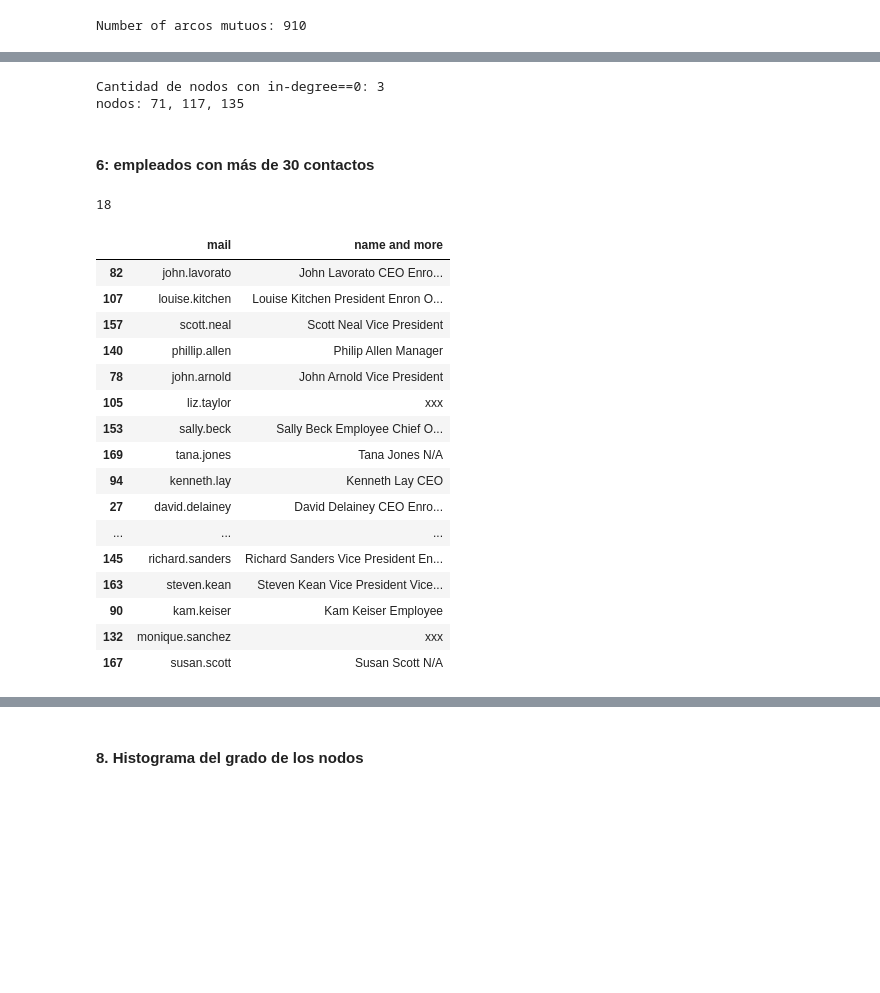
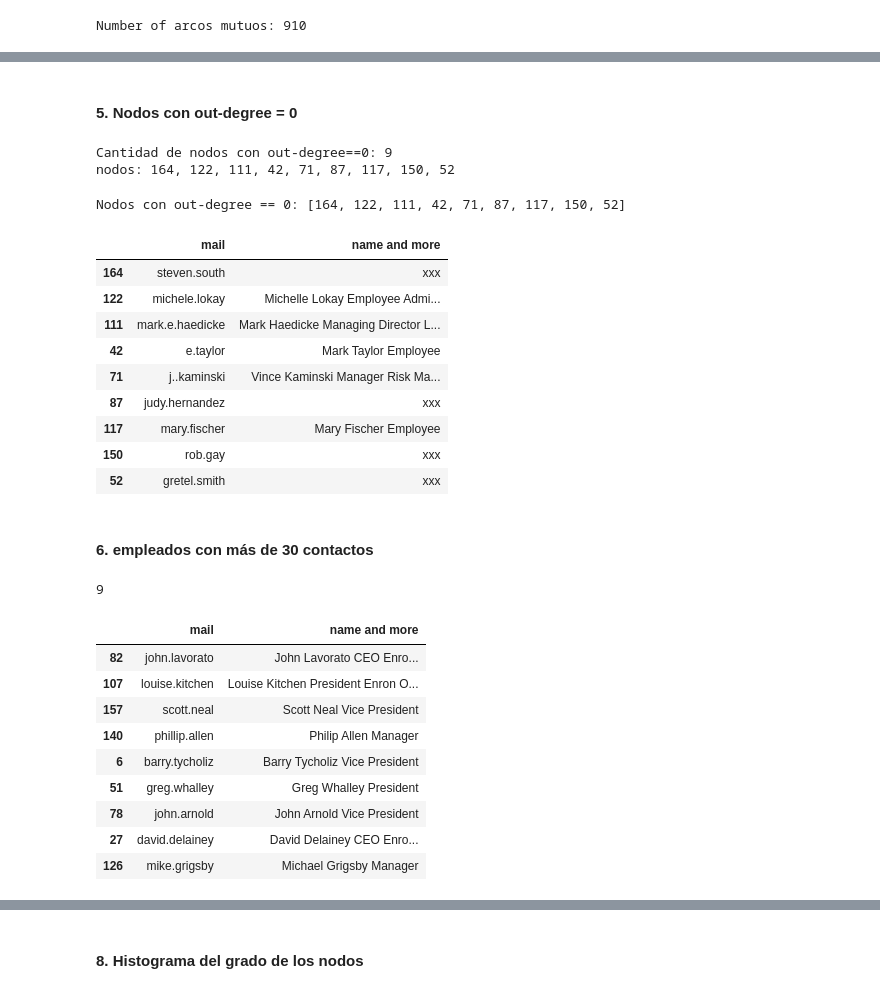
Before and after one commit to j-oflaherty/AA-grafos, a Jupyter notebook: lab1/Lab1_AAG2025.ipynb, the cells around one changed output, grey strips where cells are left out. Drawn from its saved outputs; the diff is of its cells as text; code cells hidden in the pictures; blank space fills up the shorter version.

```diff
--- a/lab1/Lab1_AAG2025.ipynb
+++ b/lab1/Lab1_AAG2025.ipynb
@@ -40,8 +40,8 @@ execs.email.linesnu 100%[===================>]   2.07M  5.89MB/s    in 0.4s
 2025-08-23 11:39:27 (5.89 MB/s) - ‘execs.email.linesnum.2’ saved [2171881/2171881]
 # %%
 # carguemos los datos
-df_mails = pd.read_csv('execs.email.linesnum', names=['time','from','to'], sep=' ')
-df_employees = pd.read_csv('employees', sep='\t', names=['mail', 'name and more'])
+df_mails = pd.read_csv('lab1/execs.email.linesnum', names=['time','from','to'], sep=' ')
+df_employees = pd.read_csv('lab1/employees', sep='\t', names=['mail', 'name and more'])
 # %% [markdown]
 En la variable `df_mails` tenemos un [`DataFrame`](https://pandas.pydata.org/docs/reference/api/pandas.DataFrame.html) de pandas con el id de quien (columna `from`) le envió un mail a quien (`to`) y cuándo (`time`). A su vez, el usuario de mail y otros datos de cada usuario está en el dataframe `df_employees`. Un dataframe se puede pensar como una tabla indexada, pero además pandas da muchas facilidades, algunas de las cuales vamos a aprovechar para procesar los datos y generar el grafo.
 # %%
@@ -186,0 +196,9 @@ nodos: 164, 122, 111, 42, 71, 87, 117, 150, 52
+# %%
+# Cálculo con función in_degree
+in_node, in_degrees = list(zip(*list(G.in_degree)))
+in_degrees = np.array(in_degrees)
+
+idx_in_degree_zero = np.where(in_degrees == 0)[0]
+in_nodes_with_zero_in_degree = [in_node[i] for i in idx_in_degree_zero]
+
+print(f"Nodos con in-degree == 0: {in_nodes_with_zero_in_degree}")
@@ -187,43 +214,59 @@ nodos: 164, 122, 111, 42, 71, 87, 117, 150, 52
+# %% [markdown]
+#### 5. Nodos con out-degree = 0
 # %%
 adj = nx.adjacency_matrix(G)
-out_degree = adj.sum(axis=0).T
-idx_odegree_zero, _ = np.where(out_degree==0)
-print("Cantidad de nodos con in-degree==0:", len(idx_odegree_zero))
-print("nodos:", ", ".join([str(nodes[i]) for i in idx_odegree_zero]))
+out_degree = adj.sum(axis=1).T
+idx_out_degree_zero = np.where(out_degree == 0)[0]
+
+print("Cantidad de nodos con out-degree==0:", len(idx_out_degree_zero))
+print("nodos:", ", ".join([str(nodes[i]) for i in idx_out_degree_zero]))
 # %% [output]
-Cantidad de nodos con in-degree==0: 3
-nodos: 71, 117, 135
+Cantidad de nodos con out-degree==0: 9
+nodos: 164, 122, 111, 42, 71, 87, 117, 150, 52
+# %%
+out_node, out_degrees = list(zip(*list(G.out_degree)))
+out_degrees = np.array(out_degrees)
+
+idx_out_degree_zero = np.where(out_degrees == 0)[0]
+out_nodes_with_zero_out_degree = [out_node[i] for i in idx_out_degree_zero]
+
+print(f"Nodos con out-degree == 0: {out_nodes_with_zero_out_degree}")
+# %% [output]
+Nodos con out-degree == 0: [164, 122, 111, 42, 71, 87, 117, 150, 52]
+# %%
+df_employees.iloc[out_nodes_with_zero_out_degree]
+# %% [output]
+|  | mail | name and more |
+| 164 | steven.south | xxx |
+| 122 | michele.lokay | Michelle Lokay Employee Admi... |
+| 111 | mark.e.haedicke | Mark Haedicke Managing Director L... |
+| 42 | e.taylor | Mark Taylor Employee |
+| 71 | j..kaminski | Vince Kaminski Manager Risk Ma... |
+| 87 | judy.hernandez | xxx |
+| 117 | mary.fischer | Mary Fischer Employee |
+| 150 | rob.gay | xxx |
+| 52 | gretel.smith | xxx |
 # %% [markdown]
-#### 6: empleados con más de 30 contactos
+#### 6. empleados con más de 30 contactos
 # %%
-nodes = list(nx.nodes(G).keys())
-adj = nx.adjacency_matrix(G) > 1
-in_degree = adj.sum(axis=1)
-popular_employees_idx, _ = np.where(in_degree > 30)
+popular_employees_idx = np.where(in_degrees > 30)[0]
 
 popular_employees = np.array([nodes[idx] for idx in popular_employees_idx])
 df_popular_employees = df_employees.iloc[popular_employees]
 print(len(popular_employees))
 df_popular_employees
 # %% [output]
-18
+9
 |  | mail | name and more |
 | 82 | john.lavorato | John Lavorato CEO Enro... |
 | 107 | louise.kitchen | Louise Kitchen President Enron O... |
 | 157 | scott.neal | Scott Neal Vice President |
 | 140 | phillip.allen | Philip Allen Manager |
+| 6 | barry.tycholiz | Barry Tycholiz Vice President |
+| 51 | greg.whalley | Greg Whalley President |
 | 78 | john.arnold | John Arnold Vice President |
-| 105 | liz.taylor | xxx |
-| 153 | sally.beck | Sally Beck Employee Chief O... |
-| 169 | tana.jones | Tana Jones N/A |
-| 94 | kenneth.lay | Kenneth Lay CEO |
 | 27 | david.delainey | David Delainey CEO Enro... |
-| ... | ... | ... |
-| 145 | richard.sanders | Richard Sanders Vice President En... |
-| 163 | steven.kean | Steven Kean Vice President Vice... |
-| 90 | kam.keiser | Kam Keiser Employee |
-| 132 | monique.sanchez | xxx |
-| 167 | susan.scott | Susan Scott N/A |
+| 126 | mike.grigsby | Michael Grigsby Manager |
 # %%
 posiciones = nx.circular_layout(G)
 edges = G.edges()
```
Also changed, not shown: parts of 21 cells of this notebook, 2 other files.
